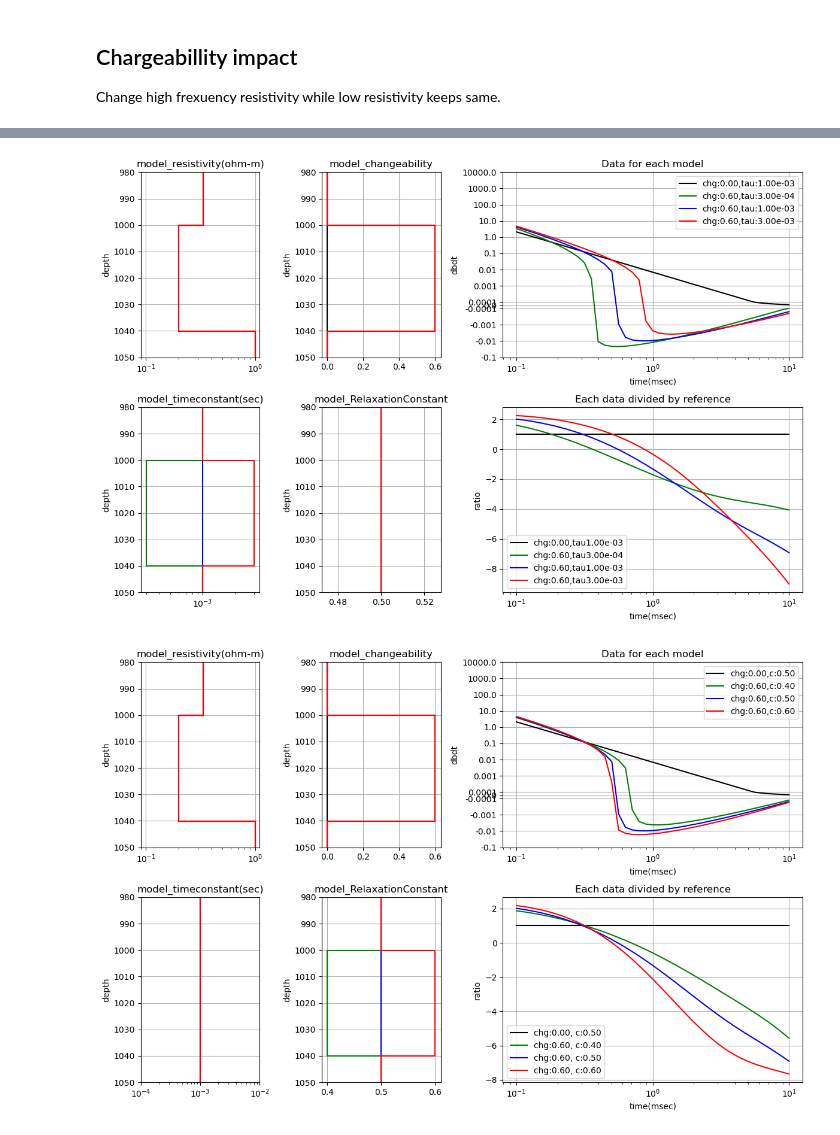
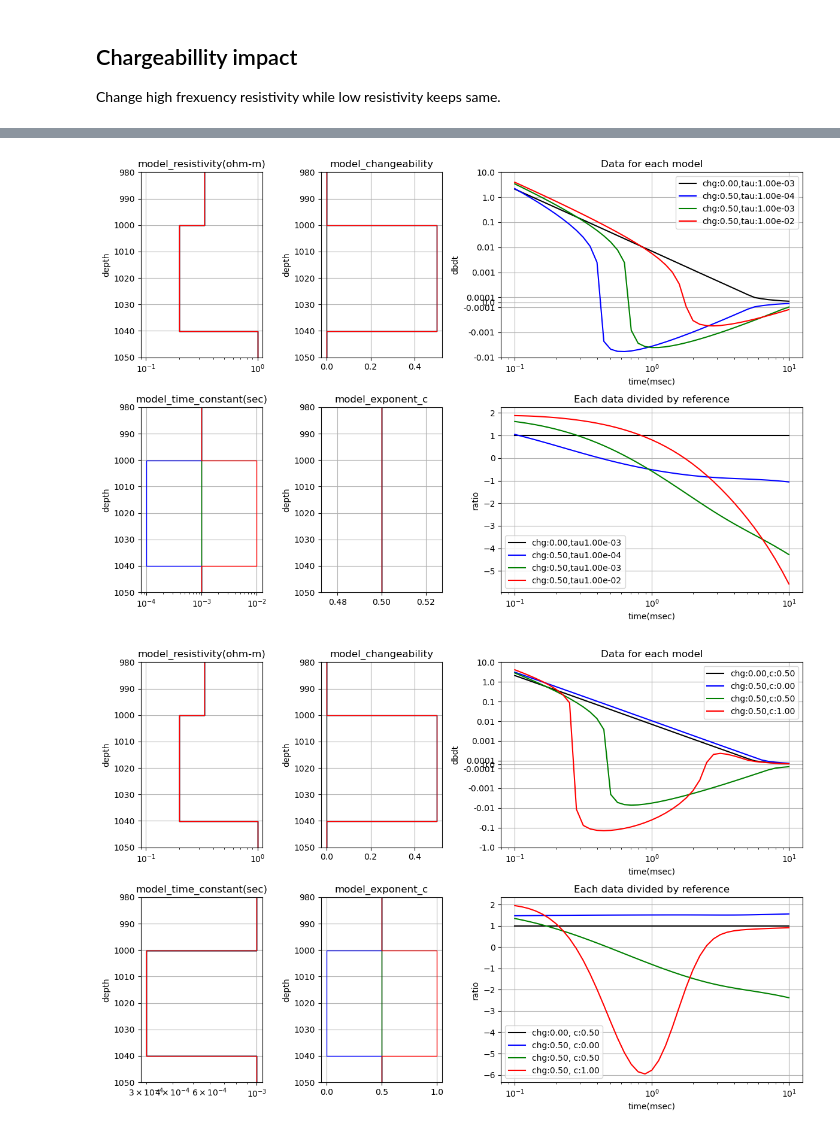
Before and after one commit to MasayukiMotoori/EOSC556B, a Jupyter notebook: 2_IP_impact_cole.ipynb, the cells around one changed output, grey strips where cells are left out. Saved outputs shown, nothing was run; the diff lists cells and outputs as text; code cells hidden in the pictures.

```diff
--- a/2_IP_impact_cole.ipynb
+++ b/2_IP_impact_cole.ipynb
@@ -156,13 +160,13 @@ chg1 = 1-res8_1/res
 mvec_m1 = np.hstack([mvec_r0, mvec_r8, mvec_t, mvec_c])
 data_m1 = EMIP.predicted_data(mvec_m1)
 
-res8_2 = 0.16
+res8_2 = 0.14
 mvec_r8 = np.log(res8_2)
 chg2 = 1-res8_2/res
 mvec_m2 = np.hstack([mvec_r0, mvec_r8, mvec_t, mvec_c])
 data_m2 = EMIP.predicted_data(mvec_m2)
 
-res8_3 = 0.08
+res8_3 = 0.10
 mvec_r8 = np.log(res8_3)
 chg3 = 1-res8_3/res
 mvec_m3 = np.hstack([mvec_r0, mvec_r8, mvec_t, mvec_c])
@@ -232,10 +239,10 @@ mvec_c = 0.5
 mvec_ref = np.hstack([mvec_r0, mvec_r8, mvec_t, mvec_c])
 data_ref = EMIP.predicted_data(mvec_ref)
 
-res8= 0.08
+res8= 0.10
 mvec_r8 = np.log(res8)
 chg = 1-res8/res0
-tau1 = 3e-4
+tau1 = 1e-4
 mvec_t = np.log(tau1)
 mvec_t1 = np.hstack([mvec_r0, mvec_r8, mvec_t, mvec_c])
 data_t1 = EMIP.predicted_data(mvec_t1)
@@ -243,7 +250,7 @@ tau2 = 1e-3
 mvec_t = np.log(tau2)
 mvec_t2 = np.hstack([mvec_r0, mvec_r8, mvec_t, mvec_c])
 data_t2 = EMIP.predicted_data(mvec_t2)
-tau3 = 3e-3
+tau3 = 1e-2
 mvec_t = np.log(tau3)
 mvec_t3 = np.hstack([mvec_r0, mvec_r8, mvec_t, mvec_c])
 data_t3 = EMIP.predicted_data(mvec_t3)
@@ -260,10 +267,10 @@ ax[4] = fig.add_subplot(gs[0, 2:])
 ax[5] = fig.add_subplot(gs[1, 2:])
 
 axip =[ax[0], ax[1], ax[2], ax[3]]
-axip = EMIP.plot_IP_par(mvec_ref,"reference",      "k-",axip)
-axip = EMIP.plot_IP_par(mvec_t1, f"tau:{tau1:.2e}","g-",axip)
-axip = EMIP.plot_IP_par(mvec_t2, f"tau:{tau2:.2e}","b-",axip)
-axip = EMIP.plot_IP_par(mvec_t3, f"tau:{tau3:.2e}","r-",axip)
+axip = EMIP.plot_IP_par(mvec=mvec_ref,label="reference",      color="k-",ax=axip)
+axip = EMIP.plot_IP_par(mvec=mvec_t1, label=f"tau:{tau1:.2e}",color="b-",ax=axip)
+axip = EMIP.plot_IP_par(mvec=mvec_t2, label=f"tau:{tau2:.2e}",color="g-",ax=axip)
+axip = EMIP.plot_IP_par(mvec=mvec_t3, label=f"tau:{tau3:.2e}",color="r-",ax=axip)
 
 for i in range(4):  # Iterate over rows
     ax[i].set_ylim([1050, 980])
@@ -275,11 +282,14 @@ for i in range(4):  # Iterate over rows
     else:
         ax[i].set_xscale("linear")
 ax[0].set_xlim([0.09,1.1])
-
-data_plot = psuedolog(posmax=1e4, negmax=1e-1, a=1e-4, b=0.2)
+a = 1e-4
+b = 0.2
+posmax = 10**(np.log10(max(np.r_[a/10, data_ref, data_t1, data_t2, data_t3]) ) // 1 +1)
+negmax = 10**(np.log10(max(np.r_[a/10,-data_ref,-data_t1,-data_t2,-data_t3]) ) // 1 +1)
+data_plot = psuedolog(posmax=posmax, negmax=negmax, a=a, b=b)
 ax[4] = data_plot.pl_plot(tplot, data_ref, ax=ax[4], color="k",  label=f"chg:{chg0:.2f},tau:{tau :.2e}")
-ax[4] = data_plot.pl_plot(tplot, data_t1 , ax=ax[4], color="g",  label=f"chg:{chg :.2f},tau:{tau1:.2e}")
-ax[4] = data_plot.pl_plot(tplot, data_t2 , ax=ax[4], color="b",  label=f"chg:{chg :.2f},tau:{tau2:.2e}")
+ax[4] = data_plot.pl_plot(tplot, data_t1 , ax=ax[4], color="b",  label=f"chg:{chg :.2f},tau:{tau1:.2e}")
+ax[4] = data_plot.pl_plot(tplot, data_t2 , ax=ax[4], color="g",  label=f"chg:{chg :.2f},tau:{tau2:.2e}")
 ax[4] = data_plot.pl_plot(tplot, data_t3 , ax=ax[4], color="r",  label=f"chg:{chg :.2f},tau:{tau3:.2e}")
 ax[4] = data_plot.pl_axes(ax[4])
 ax[4].set_title("Data for each model")
@@ -287,8 +297,8 @@ ax[4].set_ylabel("dbdt")
 
 # plot ratio
 ax[5].semilogx(tplot, data_ref/data_ref, "k",label=f"chg:{chg0:.2f},tau{tau:.2e}")
-ax[5].semilogx(tplot, data_t1 /data_ref, "g",label=f"chg:{chg :.2f},tau{tau1:.2e}")
-ax[5].semilogx(tplot, data_t2 /data_ref, "b",label=f"chg:{chg :.2f},tau{tau2:.2e}")
+ax[5].semilogx(tplot, data_t1 /data_ref, "b",label=f"chg:{chg :.2f},tau{tau1:.2e}")
+ax[5].semilogx(tplot, data_t2 /data_ref, "g",label=f"chg:{chg :.2f},tau{tau2:.2e}")
 ax[5].semilogx(tplot, data_t3 /data_ref, "r",label=f"chg:{chg :.2f},tau{tau3:.2e}")
 ax[5].set_title("Each data divided by reference")
 ax[5].set_ylabel("ratio")
@@ -300,33 +310,34 @@ for i in np.arange(4,6):
 
 plt.tight_layout()
 # %% [output]
-[figure, old version]
+[figure, new version]
 # %%
 res0 = 0.2
 mvec_r0 = np.log(res0)
 mvec_r8 = np.log(res0)
 chg0 = 1-res0/res0
-tau=1e-3
+tau=3e-4
 mvec_t = np.log(tau)
 c0 = 0.5
 mvec_c = c0
 mvec_ref = np.hstack([mvec_r0, mvec_r8, mvec_t, mvec_c])
 data_ref = EMIP.predicted_data(mvec_ref)
 
-res8= 0.08
+res8= 0.10
 mvec_r8 = np.log(res8)
 chg = 1-res8/res0
 
-c1 = 0.4
+c1 = 0.
 mvec_c = c1
 mvec_c1 = np.hstack([mvec_r0, mvec_r8, mvec_t, mvec_c])
 data_c1 = EMIP.predicted_data(mvec_c1)
+
 c2 = 0.5
-
 mvec_c = c2
 mvec_c2 = np.hstack([mvec_r0, mvec_r8, mvec_t, mvec_c])
 data_c2 = EMIP.predicted_data(mvec_c2)
-c3 = 0.6
+
+c3 = 1.0
 mvec_c = c3
 mvec_c3 = np.hstack([mvec_r0, mvec_r8, mvec_t, mvec_c])
 data_c3 = EMIP.predicted_data(mvec_c3)
@@ -343,45 +354,47 @@ ax[4] = fig.add_subplot(gs[0, 2:])
 ax[5] = fig.add_subplot(gs[1, 2:])
 
 axip =[ax[0], ax[1], ax[2], ax[3]]
-axip = EMIP.plot_IP_par(mvec_ref,"reference",      "k-",axip)
-axip = EMIP.plot_IP_par(mvec_c1, f"c:{c1:.2e}"     ,"g-",axip)
-axip = EMIP.plot_IP_par(mvec_c2, f"c:{c2:.2e}"     ,"b-",axip)
-axip = EMIP.plot_IP_par(mvec_c3, f"c:{c3:.2e}"     ,"r-",axip)
+axip = EMIP.plot_IP_par(mvec=mvec_ref,label="reference",   color="k-",ax=axip)
+axip = EMIP.plot_IP_par(mvec=mvec_c1, label=f"c:{c1:.2e}" ,color="b-",ax=axip)
+axip = EMIP.plot_IP_par(mvec=mvec_c2, label=f"c:{c2:.2e}" ,color="g-",ax=axip)
+axip = EMIP.plot_IP_par(mvec=mvec_c3, label=f"c:{c3:.2e}" ,color="r-",ax=axip)
 
 for i in range(4):  # Iterate over rows
     ax[i].set_ylim([1050, 980])
     ax[i].set_ylabel('depth')
 #    ax[i].legend(loc='upper left', bbox_to_anchor=(1, 1))
     ax[i].grid()
     if i== 0 or i ==2:
         ax[i].set_xscale("log")
     else:
         ax[i].set_xscale("linear")
 ax[0].set_xlim([0.09,1.1])
-
-
-data_plot = psuedolog(posmax=1e4, negmax=1e-1, a=1e-4, b=0.2)
+a = 1e-4
+b = 0.2
+posmax = 10**(np.log10(max(np.r_[a/10, data_ref, data_c1, data_c2, data_c3]) ) // 1 +1)
+negmax = 10**(np.log10(max(np.r_[a/10,-data_ref,-data_c1,-data_c2,-data_c3]) ) // 1 +1)
+data_plot = psuedolog(posmax=posmax, negmax=negmax, a=a, b=b)
 ax[4] = data_plot.pl_plot(tplot, data_ref, ax=ax[4], color="k",  label=f"chg:{chg0:.2f},c:{c0:.2f}")
-ax[4] = data_plot.pl_plot(tplot, data_c1 , ax=ax[4], color="g",  label=f"chg:{chg :.2f},c:{c1:.2f}")
-ax[4] = data_plot.pl_plot(tplot, data_c2 , ax=ax[4], color="b",  label=f"chg:{chg :.2f},c:{c2:.2f}")
+ax[4] = data_plot.pl_plot(tplot, data_c1 , ax=ax[4], color="b",  label=f"chg:{chg :.2f},c:{c1:.2f}")
+ax[4] = data_plot.pl_plot(tplot, data_c2 , ax=ax[4], color="g",  label=f"chg:{chg :.2f},c:{c2:.2f}")
 ax[4] = data_plot.pl_plot(tplot, data_c3 , ax=ax[4], color="r",  label=f"chg:{chg :.2f},c:{c3:.2f}")
 ax[4] = data_plot.pl_axes(ax[4])
 ax[4].set_title("Data for each model")
 ax[4].set_ylabel("dbdt")
 
 # plot ratio
 ax[5].semilogx(tplot, data_ref/data_ref, "k",label=f"chg:{chg0:.2f}, c:{c0:.2f}")
-ax[5].semilogx(tplot, data_c1 /data_ref, "g",label=f"chg:{chg :.2f}, c:{c1:.2f}")
-ax[5].semilogx(tplot, data_c2 /data_ref, "b",label=f"chg:{chg :.2f}, c:{c2:.2f}")
+ax[5].semilogx(tplot, data_c1 /data_ref, "b",label=f"chg:{chg :.2f}, c:{c1:.2f}")
+ax[5].semilogx(tplot, data_c2 /data_ref, "g",label=f"chg:{chg :.2f}, c:{c2:.2f}")
 ax[5].semilogx(tplot, data_c3 /data_ref, "r",label=f"chg:{chg :.2f}, c:{c3:.2f}")
 ax[5].set_title("Each data divided by reference")
 ax[5].set_ylabel("ratio")
 ax[5].grid()
 
 for i in np.arange(4,6):
     ax[i].legend()
     ax[i].set_xlabel("time(msec)")
 
 plt.tight_layout()
 # %% [output]
-[figure, old version]
+[figure, new version]
```
Also changed, not shown: parts of 2 cells of this notebook, 7 other files.
